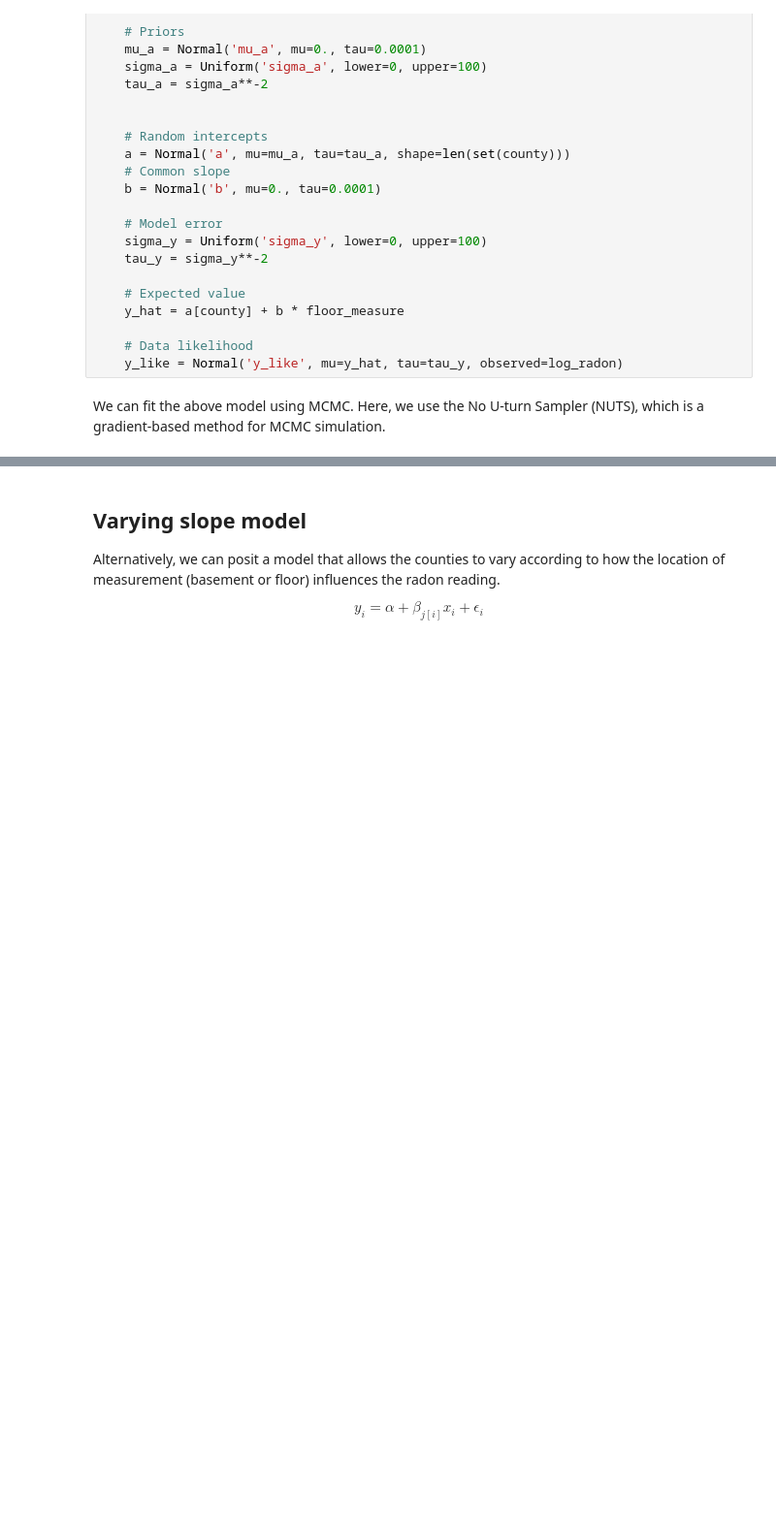
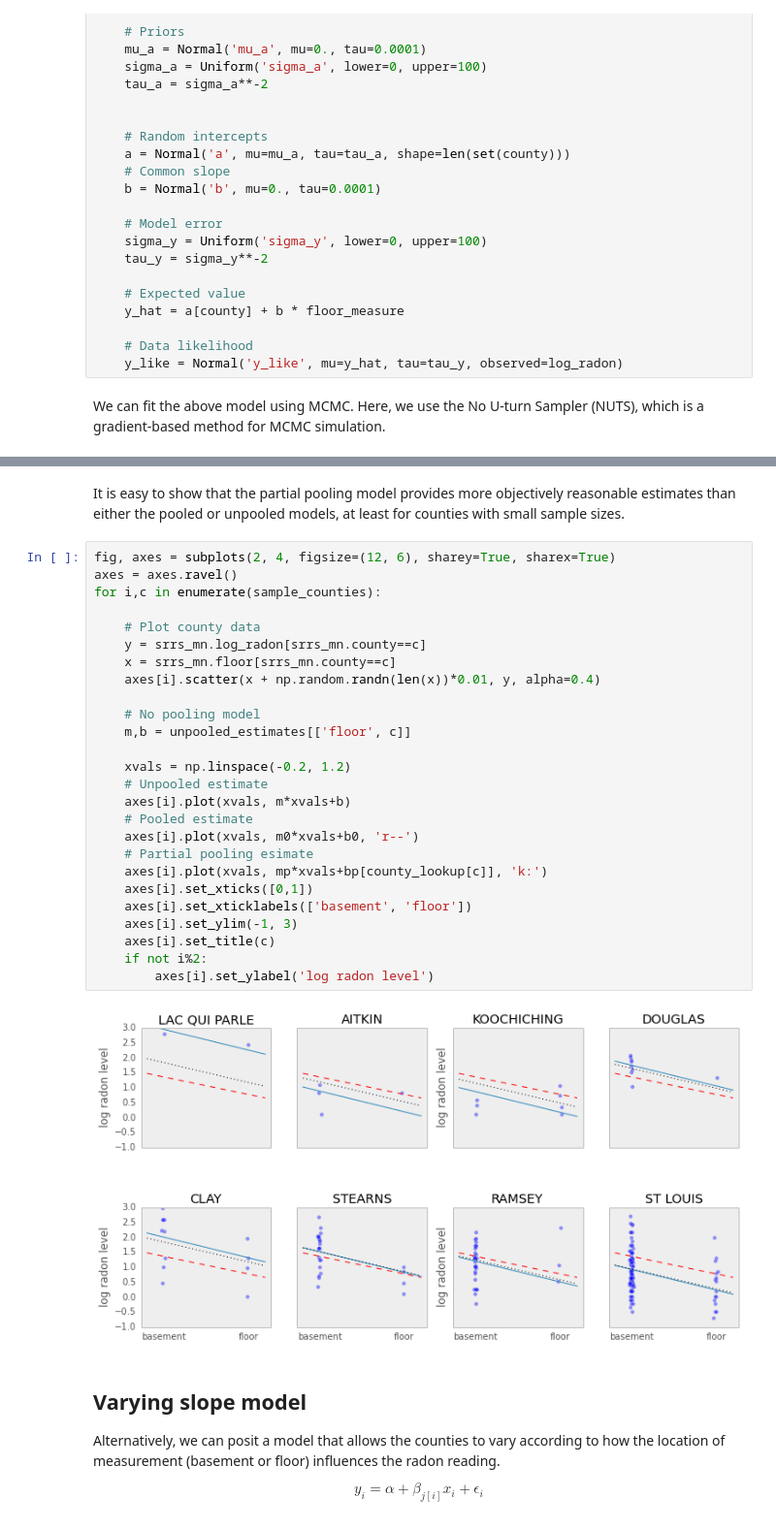
Before and after one commit to fonnesbeck/multilevel_modeling, a Jupyter notebook: multilevel_modeling.ipynb, the cells around one changed output, grey strips where cells are left out. Shown at 97% size. Drawn from its saved outputs; the diff is of its cells as text; blank space fills up the shorter version.

```diff
--- a/multilevel_modeling.ipynb
+++ b/multilevel_modeling.ipynb
@@ -312,3 +361,33 @@ for bi in b:
+# %% [markdown]
+It is easy to show that the partial pooling model provides more objectively reasonable estimates than either the pooled or unpooled models, at least for counties with small sample sizes.
+# %%
+fig, axes = subplots(2, 4, figsize=(12, 6), sharey=True, sharex=True)
+axes = axes.ravel()
+for i,c in enumerate(sample_counties):
+
+    # Plot county data
+    y = srrs_mn.log_radon[srrs_mn.county==c]
+    x = srrs_mn.floor[srrs_mn.county==c]
+    axes[i].scatter(x + np.random.randn(len(x))*0.01, y, alpha=0.4)
+
+    # No pooling model
+    m,b = unpooled_estimates[['floor', c]]
+
+    xvals = np.linspace(-0.2, 1.2)
+    # Unpooled estimate
+    axes[i].plot(xvals, m*xvals+b)
+    # Pooled estimate
+    axes[i].plot(xvals, m0*xvals+b0, 'r--')
+    # Partial pooling esimate
+    axes[i].plot(xvals, mp*xvals+bp[county_lookup[c]], 'k:')
+    axes[i].set_xticks([0,1])
+    axes[i].set_xticklabels(['basement', 'floor'])
+    axes[i].set_ylim(-1, 3)
+    axes[i].set_title(c)
+    if not i%2:
+        axes[i].set_ylabel('log radon level')
+# %% [output]
+[figure, added]
 # %% [markdown]
 ## Varying slope model
 
```
Also changed, not shown: parts of 30 cells of this notebook, 1 other file.
